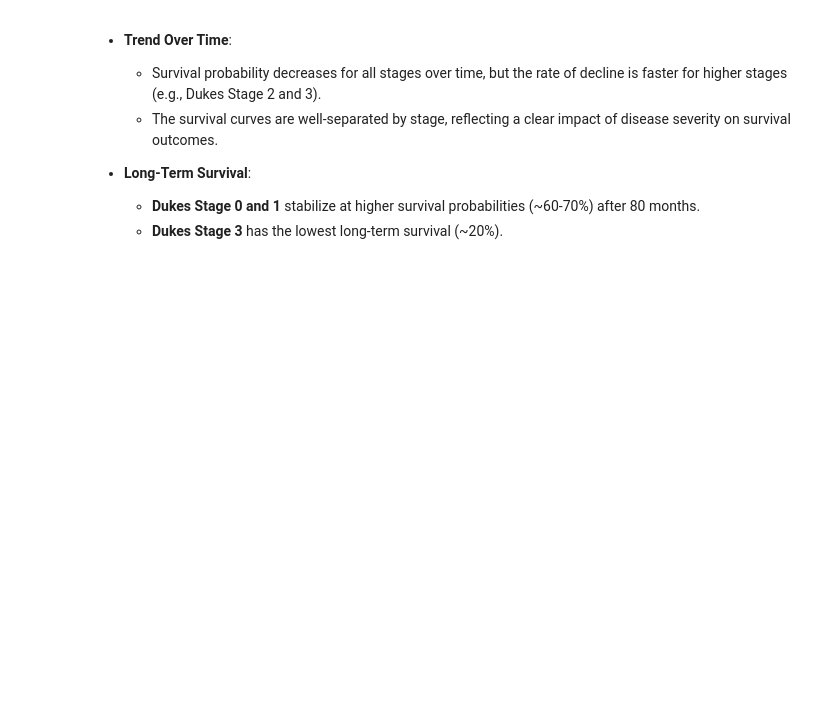
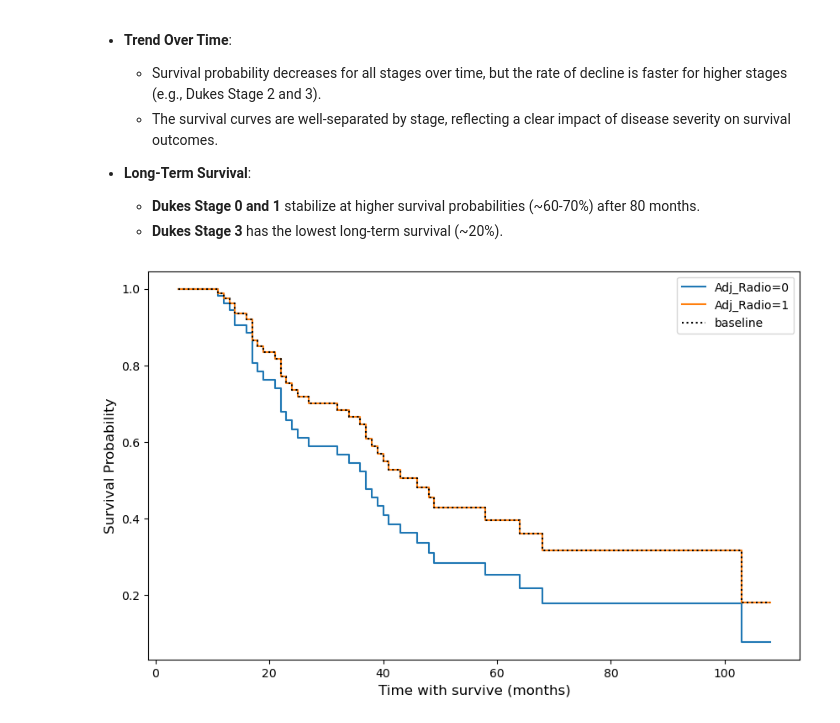
Before and after one commit to justinyyl/Colorectal-Cancer-Survival-Analysis, a Jupyter notebook: Colorectal-Cancer-Survival-Analysis.ipynb, the cells around one changed output. Cells and saved outputs as stored; diff of their text form; code cells hidden in the pictures; blank space fills up the shorter version.

```diff
--- a/Colorectal-Cancer-Survival-Analysis.ipynb
+++ b/Colorectal-Cancer-Survival-Analysis.ipynb
@@ -420,3 +420,10 @@ plt.gcf().set_size_inches(10, 6)
 - **Long-Term Survival**:
    - **Dukes Stage 0 and 1** stabilize at higher survival probabilities (~60-70%) after 80 months.
    - **Dukes Stage 3** has the lowest long-term survival (~20%).
+# %%
+cph.plot_partial_effects_on_outcome('Adj_Radio', [0, 1])
+plt.xlabel("Time with survive (months)", fontsize=12)
+plt.ylabel("Survival Probability", fontsize=12)
+plt.gcf().set_size_inches(10, 6)
+# %% [output]
+[figure, added]
```
Also changed, not shown: parts of 6 cells of this notebook.
